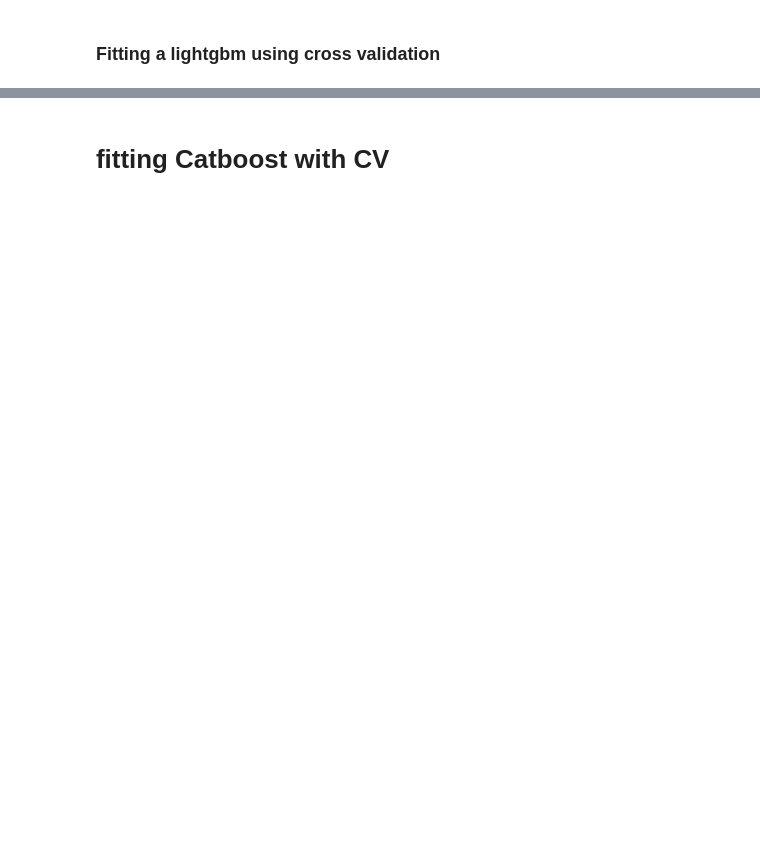
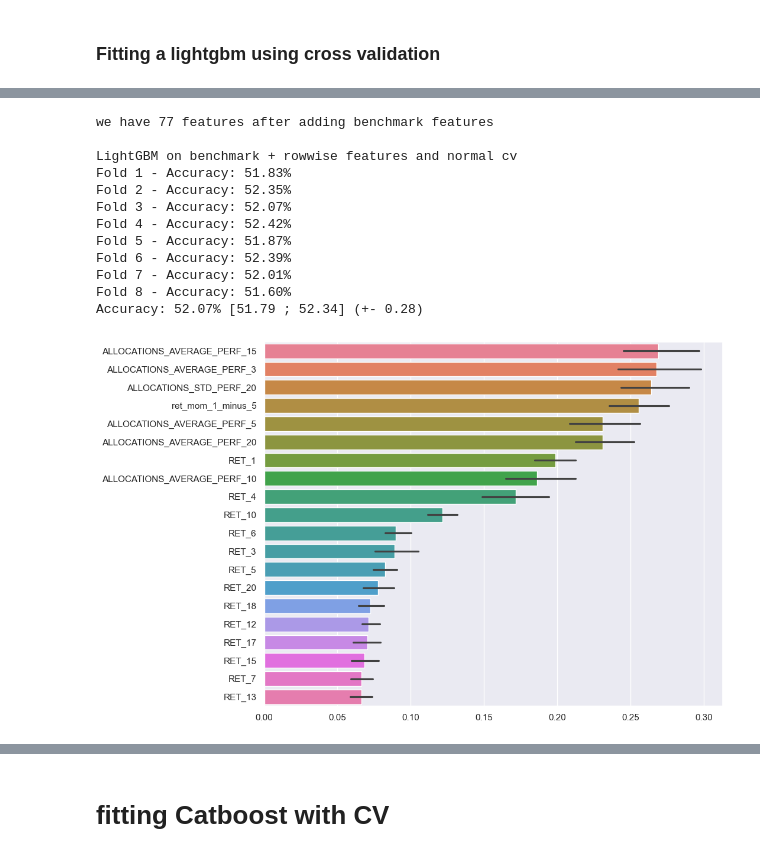
Before and after one commit to Martinoor/QRT-ENS-Data-Challenge, a Jupyter notebook: v2.ipynb, the cells around one changed output, grey strips where cells are left out. Saved outputs shown, nothing was run; the diff lists cells and outputs as text; code cells hidden in the pictures; blank space fills up the shorter version.

```diff
--- a/v2.ipynb
+++ b/v2.ipynb
@@ -111,0 +90,33 @@ pipeline.train_lgbm(X_train, y_train, X_test, features, saving_csv=False)
+# %%
+# Add rowwise features
+X_train, X_test, features = feature_eng.add_rowwise_features(X_train, X_test, features)
+
+print(f"we have {len(features)} features after adding rowwise features")
+
+print("\nLightGBM on benchmark + rowwise features")
+lgbm_models, lgbm_scores = pipeline.lgbm_cv(
+    X_train,
+    y_train,
+    X_test,
+    features,
+    num_boost_round=300,
+    learning_rate=0.053,
+    max_depth=4,
+    see_folds=True,
+)
+lgbm_performance["benchmark + rowwise"] = lgbm_scores
+plot_feature_importances(lgbm_models, features)
+# %% [output]
+we have 77 features after adding benchmark features
+
+LightGBM on benchmark + rowwise features and normal cv
+Fold 1 - Accuracy: 51.83%
+Fold 2 - Accuracy: 52.35%
+Fold 3 - Accuracy: 52.07%
+Fold 4 - Accuracy: 52.42%
+Fold 5 - Accuracy: 51.87%
+Fold 6 - Accuracy: 52.39%
+Fold 7 - Accuracy: 52.01%
+Fold 8 - Accuracy: 51.60%
+Accuracy: 52.07% [51.79 ; 52.34] (+- 0.28)
+[figure, added]
```
Also changed, not shown: parts of 26 cells of this notebook, 2 other files.
